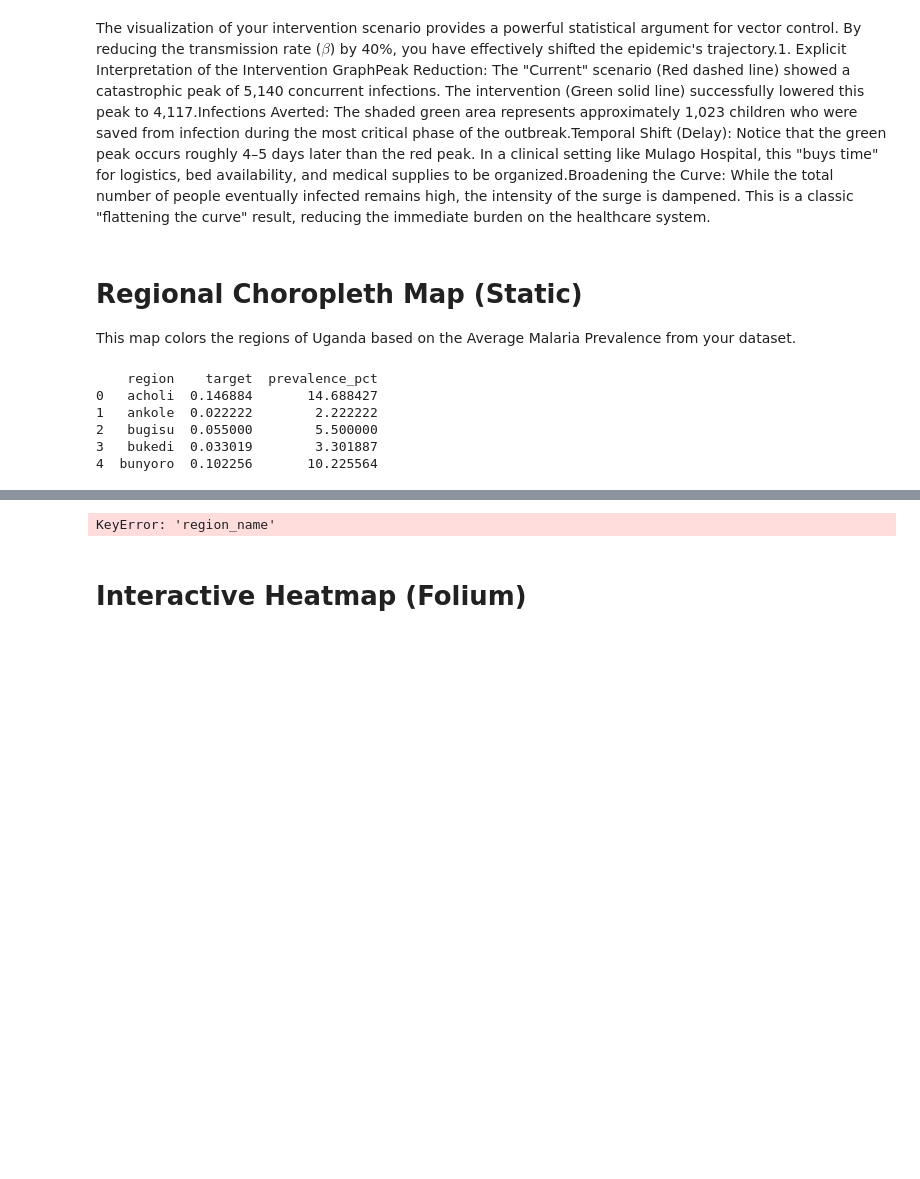
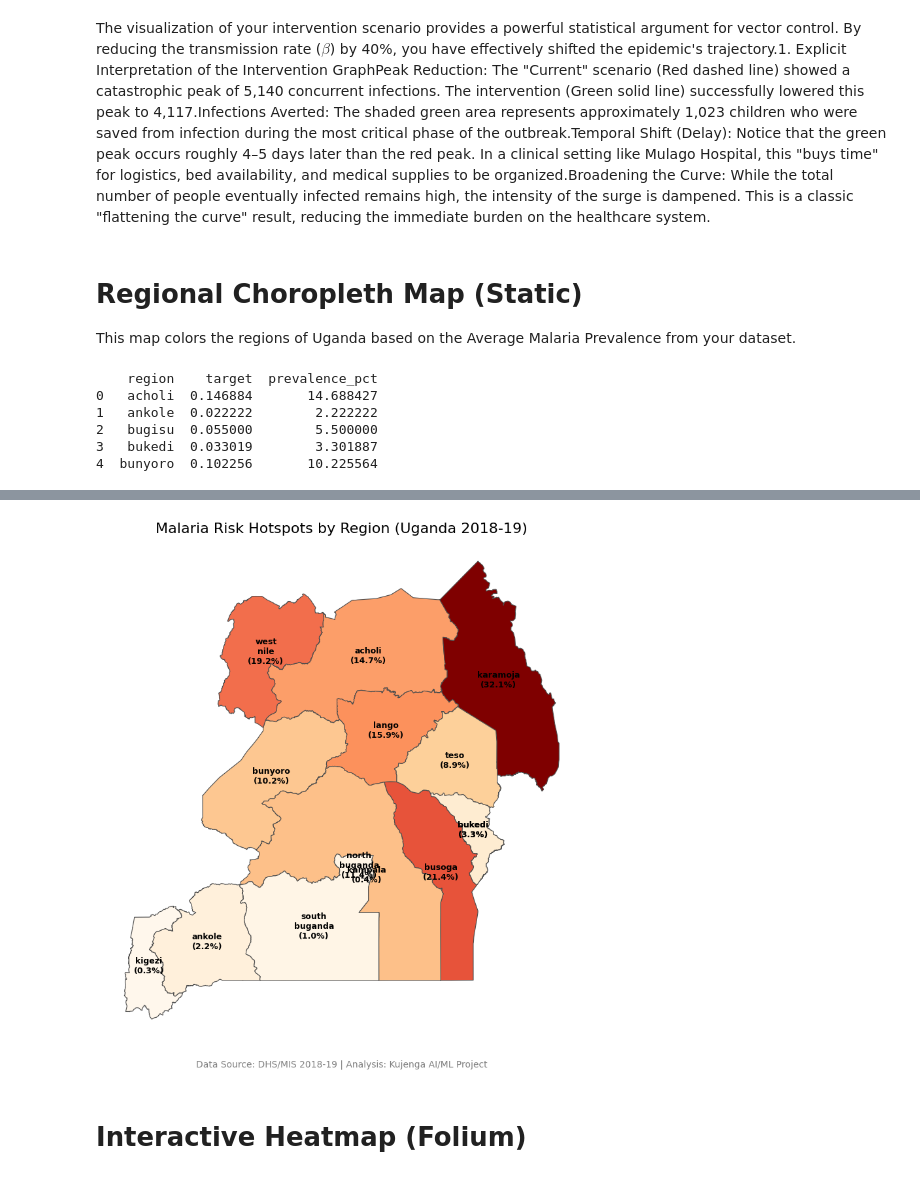
Before and after one commit to ekiru111/Uganda-Malaria-Spatio-temporal-ML, a Jupyter notebook: Modeling_malaria.ipynb, the cells around one changed output, grey strips where cells are left out. Cells and saved outputs as stored; diff of their text form; code cells hidden in the pictures; blank space fills up the shorter version.

```diff
--- a/Modeling_malaria.ipynb
+++ b/Modeling_malaria.ipynb
@@ -176,7 +176,7 @@ Name: hml16a, dtype: float64
 #import pyreadstat
 
 # 1. Load the Household Recode (HR) file
-hr_file_path = "C:\\Users\\ekiru\\Desktop\\Kujega_AI_ML_Course\\Module_4\\Malaria_research\\UGHR7IFL.DTA"
+hr_file_path = "C:\\Users\\ekiru\\Desktop\\Kujega_AI_ML_Course\\Module_5\\Malaria_research\\UGHR7IFL.DTA"
 df_hr, meta_hr = pyreadstat.read_dta(hr_file_path)
 
 # Apply labels so we can see "Iron sheets" or "Rich" instead of codes
@@ -261,7 +261,7 @@ print(df_merged.head())
 import geopandas as gpd
 # %%
 # 1. Load the Geographic (GPS) Shapefile
-shp_path = "C:\\Users\\ekiru\\Desktop\\Kujega_AI_ML_Course\\Module_4\\Malaria_research\\UGGE7IFL\\UGGE7IFL.shp"
+shp_path = "C:\\Users\\ekiru\\Desktop\\Kujega_AI_ML_Course\\Module_5\\Malaria_research\\UGGE7IFL\\UGGE7IFL.shp"
 gdf_spat = gpd.read_file(shp_path)
 
 # 2. Inspect the GPS data
@@ -1283,7 +1283,7 @@ print(region_risk.head())
 # You can find Uganda shapefiles online (e.g., from DIVA-GIS or Humanitarian Data Exchange)
 # For this example, we assume you have a shapefile named 'uganda_regions.shp'
 # If you don't have one, I can show you how to get it from the 'geopandas' built-in datasets
-shp_file = "C:\\Users\\ekiru\\Desktop\\Kujega_AI_ML_Course\\Module_4\\Malaria_research\\uga_admin_boundaries.shp\\uga_admin3.shp"
+shp_file = "C:\\Users\\ekiru\\Desktop\\Kujega_AI_ML_Course\\Module_5\\Malaria_research\\Region\\UDHS_Regions_2019.shp"
 uganda_map = gpd.read_file(shp_file)
 # %%
 print(uganda_map.head())
@@ -1308,20 +1308,76 @@ print(uganda_map.head())
+# %%
+# Generating new variable "region" from "F15Regions" and converting it to lowercase
+uganda_map['region'] = uganda_map['F15Regions'].str.lower()
 # %%
 # 3. Merge your Data with the Map
 # Note: Ensure the region names in your dataframe match the shapefile exactly
-map_df = uganda_map.merge(region_risk, left_on='region_name', right_on='region')
+map_df = uganda_map.merge(region_risk, left_on='region', right_on='region')
 
 # 4. Plot the Map
 fig, ax = plt.subplots(1, 1, figsize=(12, 10))
 map_df.plot(column='prevalence_pct',
             cmap='OrRd',
-            legend=True,
-            legend_kwds={'label': "Malaria Prevalence (%)"},
+            edgecolor='0.3',
+            linewidth=0.8,
+            #legend=True,
+            #legend_kwds={'label': "Malaria Prevalence (%)"},
             ax=ax)
+
+
+# --- ADD LABELS (NAME + PERCENTAGE) ---
+for idx, row in map_df.iterrows():
+    # Get the center of the region
+    centroid = row.geometry.centroid
+
+    # Create a two-line label: "Region Name \n (XX.X%)"
+    # \n creates a new line
+    region_label = f"{row['region'].replace(' ', '\n')}\n({row['prevalence_pct']:.1f}%)"
+
+    # Place the text
+    ax.text(centroid.x, centroid.y,
+            region_label,
+            fontsize=9,
+            fontweight='bold',
+            ha='center',
+            va='center',
+            color='black',
+            # Add a white outline so text is visible on dark red and light orange
+            #path_effects=[pe.withStroke(linewidth=3, foreground="white", alpha=0.8)])
+    )
+
+plt.title("Spatial Distribution of Malaria by Sub-Region\nUganda Malaria Indicator Survey (MIS) 2018-19",
+          fontsize=20, fontweight='bold', pad=25)
+
+# Add a caption/source at the bottom
+plt.text(0.5, -0.05, "Data Source: DHS/MIS 2018-19 | Analysis: Kujenga AI/ML Project",
+         transform=ax.transAxes, ha='center', fontsize=10, color='gray')
+
+# --- NEW SECTION: ADD LABELS ---
+# Loop through each subregion to place the prevalence value
+# for idx, row in map_df.iterrows():
+#     # Get the center of the region for the text placement
+#     # row.geometry.centroid provides the (x, y) coordinates
+#     centroid = row.geometry.centroid
+
+#     # Format the label (e.g., "25.4%")
+#     label = f"{row['prevalence_pct']:.1f}%"
+
+#     # Place the text
+#     ax.text(centroid.x, centroid.y,
+#             label,
+#             fontsize=10,
+#             fontweight='bold',
+#             ha='center', # Horizontal alignment
+#             va='center', # Vertical alignment
+#             color='black',
+#             # This adds a small white "glow" around the text to make it readable on dark colors
+#             #path_effects=[plt.matplotlib.patheffects.withStroke(linewidth=2, foreground="white", alpha=0.7)])
+#     )
 
 plt.title("Malaria Risk Hotspots by Region (Uganda 2018-19)", fontsize=16)
 plt.axis('off')
 plt.show()
 # %% [output]
-KeyError: 'region_name'
+[figure, added]
 # %% [markdown]
 # Interactive Heatmap (Folium)
```
Also changed, not shown: parts of 4 cells of this notebook.
